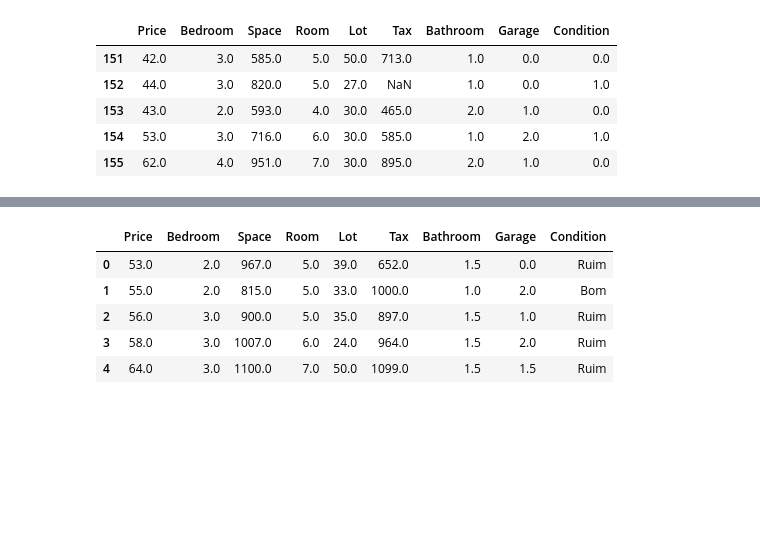
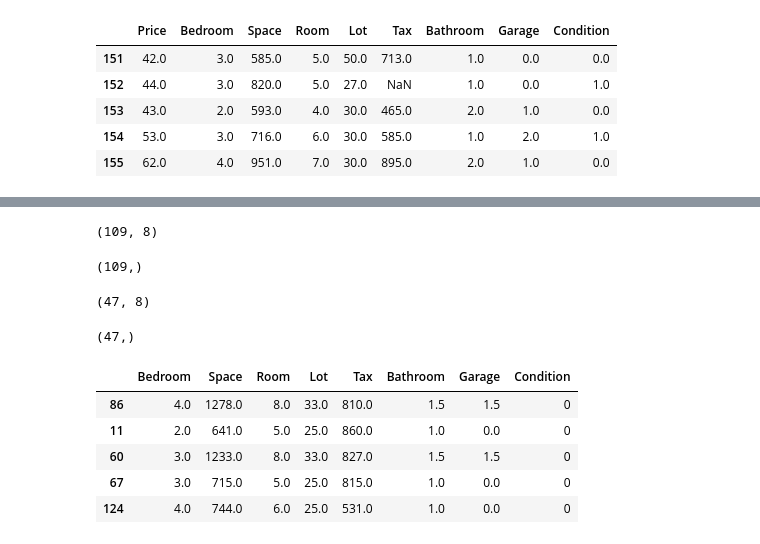
Before and after one commit to CaioJohnston/DataScience101, a Jupyter notebook: DataScience101.ipynb, the cells around one changed output, grey strips where cells are left out. Drawn from its saved outputs; the diff is of its cells as text; code cells hidden in the pictures; blank space fills up the shorter version.

```diff
--- a/DataScience101.ipynb
+++ b/DataScience101.ipynb
@@ -197,9 +350,33 @@ Name: count, dtype: int64
+# %%
+df['Condition'] = df['Condition'].replace({'Bad':0, 'Good':1})
+# %%
+X = df.drop('Price', axis=1)
+# %%
+y = df['Price']
+# %%
+X_train,X_test,y_train,y_test=train_test_split(X,y,test_size=0.3, random_state=42)
+# %%
+X_train.shape
+# %% [output]
+(109, 8)
+# %%
+y_train.shape
+# %% [output]
+(109,)
+# %%
+X_test.shape
+# %% [output]
+(47, 8)
+# %%
+y_test.shape
+# %% [output]
+(47,)
 # %%
-df.head()
+X_train.head()
 # %% [output]
-|  | Price | Bedroom | Space | Room | Lot | Tax | Bathroom | Garage | Condition |
-| 0 | 53.0 | 2.0 | 967.0 | 5.0 | 39.0 | 652.0 | 1.5 | 0.0 | Ruim |
-| 1 | 55.0 | 2.0 | 815.0 | 5.0 | 33.0 | 1000.0 | 1.0 | 2.0 | Bom |
-| 2 | 56.0 | 3.0 | 900.0 | 5.0 | 35.0 | 897.0 | 1.5 | 1.0 | Ruim |
-| 3 | 58.0 | 3.0 | 1007.0 | 6.0 | 24.0 | 964.0 | 1.5 | 2.0 | Ruim |
-| 4 | 64.0 | 3.0 | 1100.0 | 7.0 | 50.0 | 1099.0 | 1.5 | 1.5 | Ruim |
+|  | Bedroom | Space | Room | Lot | Tax | Bathroom | Garage | Condition |
+| 86 | 4.0 | 1278.0 | 8.0 | 33.0 | 810.0 | 1.5 | 1.5 | 0 |
+| 11 | 2.0 | 641.0 | 5.0 | 25.0 | 860.0 | 1.0 | 0.0 | 0 |
+| 60 | 3.0 | 1233.0 | 8.0 | 33.0 | 827.0 | 1.5 | 1.5 | 0 |
+| 67 | 3.0 | 715.0 | 5.0 | 25.0 | 815.0 | 1.0 | 0.0 | 0 |
+| 124 | 4.0 | 744.0 | 6.0 | 25.0 | 531.0 | 1.0 | 0.0 | 0 |
```
Also changed, not shown: parts of 47 cells of this notebook, 1 other file.
